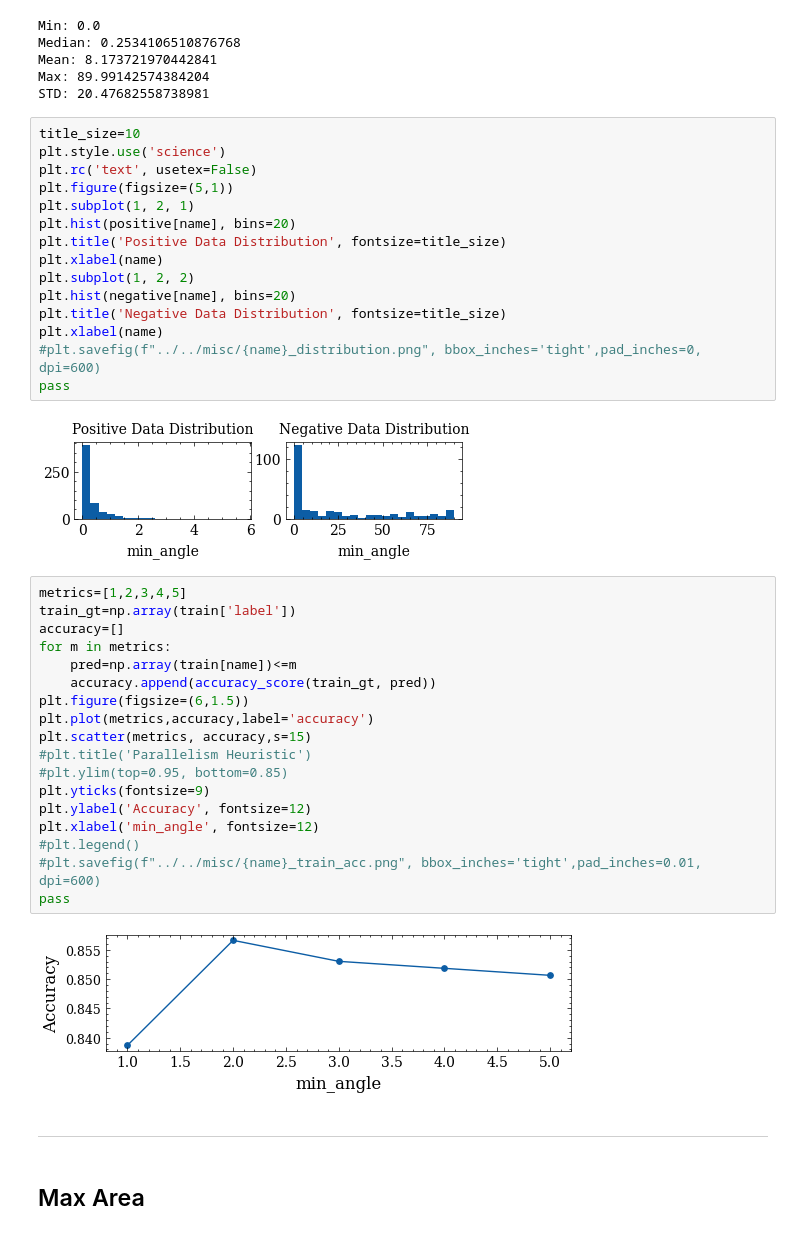
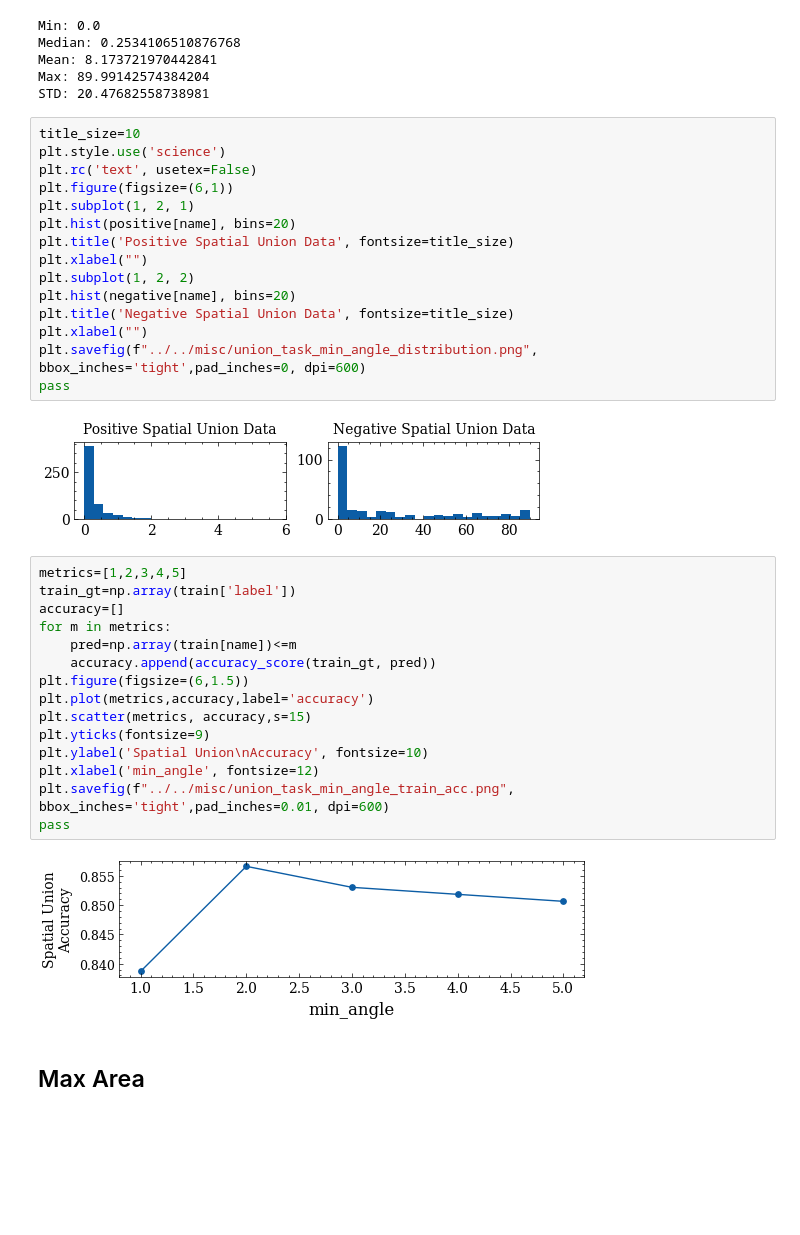
Before and after one commit to BeanHam/2024-spatial-data-integration, a Jupyter notebook: union_task/inference_results/heuristics.ipynb, the cells around one changed output. Drawn from its saved outputs; the diff is of its cells as text; blank space fills up the shorter version.

Commit message:
updated lots of visualizations; added cross-task generalization code

```diff
--- a/union_task/inference_results/heuristics.ipynb
+++ b/union_task/inference_results/heuristics.ipynb
@@ -32,20 +32,20 @@ STD: 20.47682558738981
 # %%
 title_size=10
 plt.style.use('science')
 plt.rc('text', usetex=False)
-plt.figure(figsize=(5,1))
+plt.figure(figsize=(6,1))
 plt.subplot(1, 2, 1)
 plt.hist(positive[name], bins=20)
-plt.title('Positive Data Distribution', fontsize=title_size)
-plt.xlabel(name)
+plt.title('Positive Spatial Union Data', fontsize=title_size)
+plt.xlabel("")
 plt.subplot(1, 2, 2)
 plt.hist(negative[name], bins=20)
-plt.title('Negative Data Distribution', fontsize=title_size)
-plt.xlabel(name)
-#plt.savefig(f"../../misc/{name}_distribution.png", bbox_inches='tight',pad_inches=0, dpi=600)
+plt.title('Negative Spatial Union Data', fontsize=title_size)
+plt.xlabel("")
+plt.savefig(f"../../misc/union_task_min_angle_distribution.png", bbox_inches='tight',pad_inches=0, dpi=600)
 pass
 # %% [output]
-[figure, old version]
+[figure, new version]
 # %%
 metrics=[1,2,3,4,5]
 train_gt=np.array(train['label'])
@@ -56,18 +56,13 @@ for m in metrics:
 plt.figure(figsize=(6,1.5))
 plt.plot(metrics,accuracy,label='accuracy')
 plt.scatter(metrics, accuracy,s=15)
-#plt.title('Parallelism Heuristic')
-#plt.ylim(top=0.95, bottom=0.85)
 plt.yticks(fontsize=9)
-plt.ylabel('Accuracy', fontsize=12)
+plt.ylabel('Spatial Union\nAccuracy', fontsize=10)
 plt.xlabel('min_angle', fontsize=12)
-#plt.legend()
-#plt.savefig(f"../../misc/{name}_train_acc.png", bbox_inches='tight',pad_inches=0.01, dpi=600)
+plt.savefig(f"../../misc/union_task_min_angle_train_acc.png", bbox_inches='tight',pad_inches=0.01, dpi=600)
 pass
 # %% [output]
-[figure, old version]
+[figure, new version]
-# %% [markdown]
----
 # %% [markdown]
 ## Max Area
 # %%
```
Also changed, not shown: parts of 2 cells of this notebook, 49 other files.
